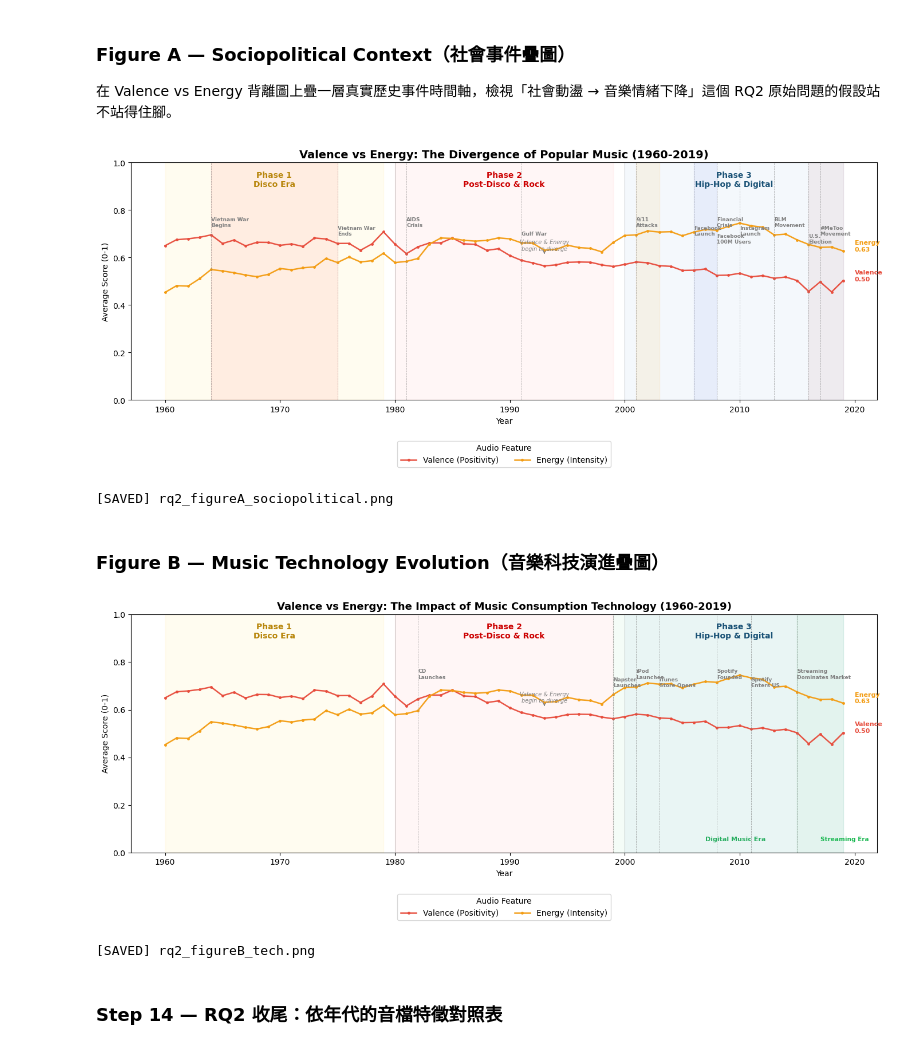
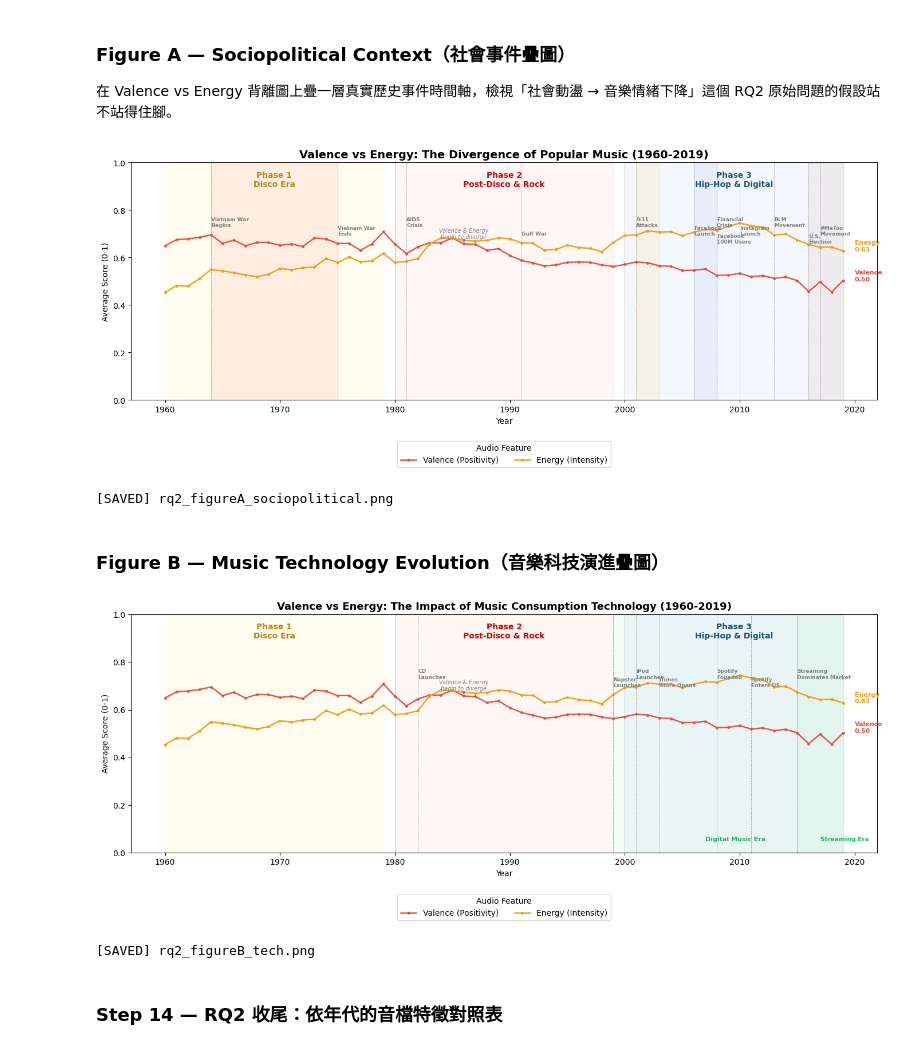
Before and after one commit to Vivian-be-nerd/FuWei-Portfolio, a Jupyter notebook: data-analysis-projects/music-analysis/Python/05_EDA_auto.ipynb, the cells around one changed output. Saved outputs shown, nothing was run; the diff lists cells and outputs as text; code cells hidden in the pictures.

```diff
--- a/data-analysis-projects/music-analysis/Python/05_EDA_auto.ipynb
+++ b/data-analysis-projects/music-analysis/Python/05_EDA_auto.ipynb
@@ -362,35 +404,36 @@ add_phase_backgrounds(ax, label_y=0.90, alpha=0.06)
 
 # Event-specific highlight bands (R's four extra annotate('rect') calls)
 ax.axvspan(2006, 2008, color='royalblue', alpha=0.07)
 ax.axvspan(2001, 2003, color='orange', alpha=0.08)
 ax.axvspan(1964, 1975, color='red', alpha=0.06)
 ax.axvspan(2016, 2019, color='darkred', alpha=0.05)
 
 ax.plot(features_yearly['year'], features_yearly['valence'], color='#E74C3C', linewidth=1.8,
         marker='o', markersize=2.5, alpha=0.95, label='Valence (Positivity)')
 ax.plot(features_yearly['year'], features_yearly['energy'], color='#F39C12', linewidth=1.8,
         marker='o', markersize=2.5, alpha=0.95, label='Energy (Intensity)')
 
 for year, label, color, y_pos in events_ve:
     ax.axvline(year, color='gray', linestyle='--', linewidth=0.6, alpha=0.6)
     ax.text(year, y_pos, label, color='gray', fontsize=6.5, fontweight='bold', ha='left')
 
-ax.annotate('Valence & Energy\nbegin to diverge', xy=(1993, 0.615), xytext=(1993, 0.63),
+# Crossover verified from data (1985 last V>=E, 1986 onward permanently E>V) -- see Step 13
+ax.annotate('Valence & Energy\nbegin to diverge', xy=(1986, 0.665), xytext=(1986, 0.68),
             fontsize=7, color='gray', style='italic', ha='center',
             arrowprops=dict(arrowstyle='->', color='gray'))
 ax.text(2020, end_valence, f'Valence\n{end_valence:.2f}', fontsize=8, color='#E74C3C', fontweight='bold')
 ax.text(2020, end_energy, f'Energy\n{end_energy:.2f}', fontsize=8, color='#F39C12', fontweight='bold')
 
 ax.set_ylim(0, 1)
 ax.set_title('Valence vs Energy: The Divergence of Popular Music (1960-2019)', fontsize=14, fontweight='bold')
 ax.set_xlabel('Year'); ax.set_ylabel('Average Score (0-1)')
 ax.legend(title='Audio Feature', loc='lower center', bbox_to_anchor=(0.5, -0.3), ncol=2)
 plt.tight_layout()
 plt.savefig('../Data/rq2_figureA_sociopolitical.png', dpi=120)
 plt.show()
 print('[SAVED] rq2_figureA_sociopolitical.png')
 # %% [output]
-[figure, old version]
+[figure, new version]
 [SAVED] rq2_figureA_sociopolitical.png
 # %% [markdown]
 ### Figure B — Music Technology Evolution（音樂科技演進疊圖）
@@ -420,7 +463,8 @@ for year, label, y_pos in events_tech:
     ax.axvline(year, color='gray', linestyle='--', linewidth=0.6, alpha=0.7)
     ax.text(year, y_pos, label, color='gray', fontsize=6.5, fontweight='bold', ha='left')
 
-ax.annotate('Valence & Energy\nbegin to diverge', xy=(1993, 0.615), xytext=(1993, 0.63),
+# Crossover verified from data (1985 last V>=E, 1986 onward permanently E>V) -- see Step 13
+ax.annotate('Valence & Energy\nbegin to diverge', xy=(1986, 0.665), xytext=(1986, 0.68),
             fontsize=7, color='gray', style='italic', ha='center',
             arrowprops=dict(arrowstyle='->', color='gray'))
 ax.text(2020, end_valence, f'Valence\n{end_valence:.2f}', fontsize=8, color='#E74C3C', fontweight='bold')
@@ -437,7 +481,7 @@ plt.savefig('../Data/rq2_figureB_tech.png', dpi=120)
 plt.show()
 print('[SAVED] rq2_figureB_tech.png')
 # %% [output]
-[figure, old version]
+[figure, new version]
 [SAVED] rq2_figureB_tech.png
 # %% [markdown]
 ### Step 14 — RQ2 收尾：依年代的音檔特徵對照表
```
Also changed, not shown: parts of 3 cells of this notebook, 2 other files.
